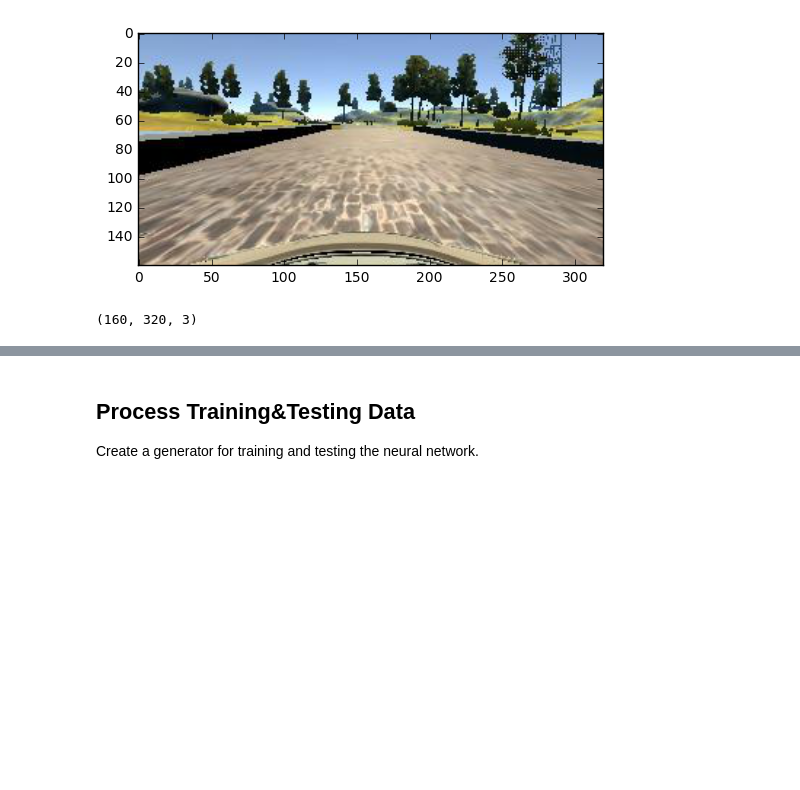
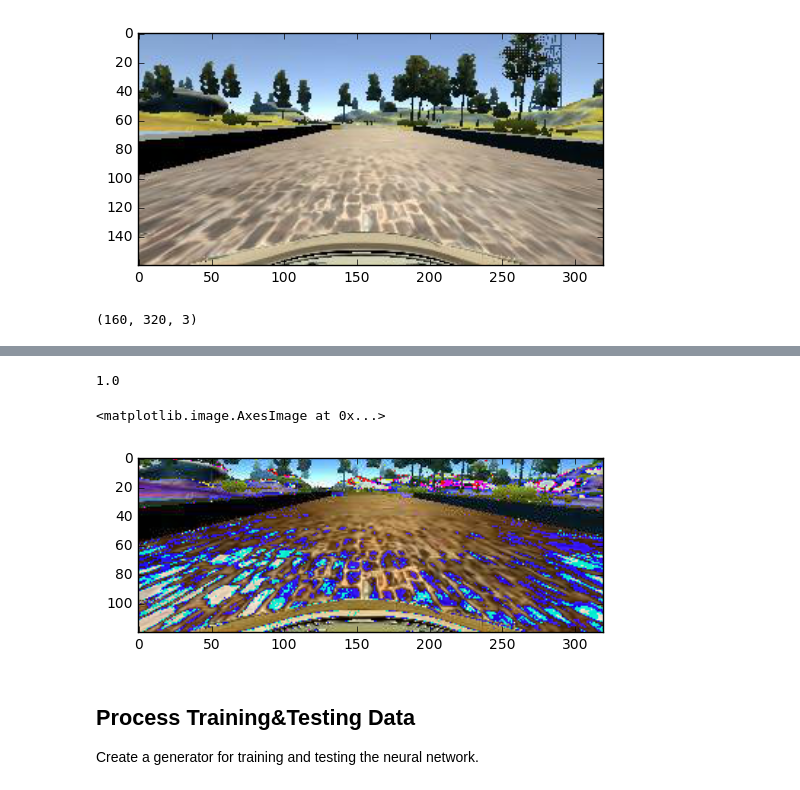
Before and after one commit to jakehsiao/sdc-behaviour-cloning, a Jupyter notebook: model.ipynb, the cells around one changed output, grey strips where cells are left out. Saved outputs shown, nothing was run; the diff lists cells and outputs as text; code cells hidden in the pictures; blank space fills up the shorter version.

```diff
--- a/model.ipynb
+++ b/model.ipynb
@@ -63,3 +64,12 @@ def preprocess(img, flip=False):
+# %%
+preprocessed.max()
+# %% [output]
+1.0
+# %%
+plt.imshow()
+# %% [output]
+<matplotlib.image.AxesImage at 0x...>
+[figure, added]
 # %%
 # TODO: preprocess pipelines
 def read_and_prep(filename):
```
Also changed, not shown: parts of 14 cells of this notebook, 2 other files.
